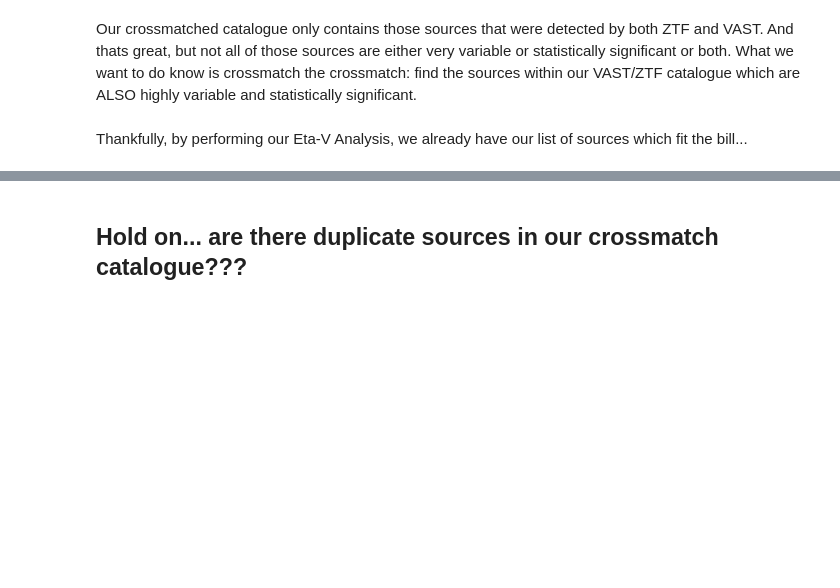
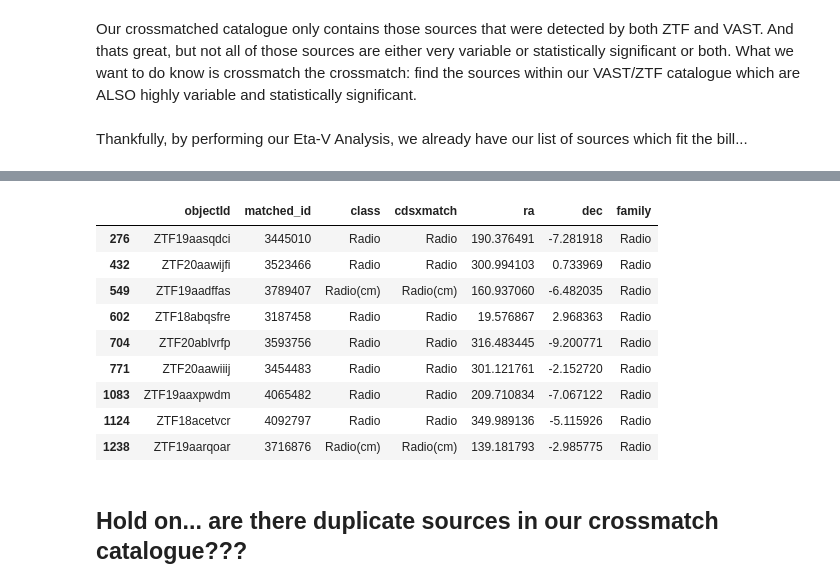
Before and after one commit to CallanG258/Project_VAST_FINK, a Jupyter notebook: VAST Source Query & Analysis.ipynb, the cells around one changed output, grey strips where cells are left out. Saved outputs shown, nothing was run; the diff lists cells and outputs as text; code cells hidden in the pictures; blank space fills up the shorter version.

```diff
--- a/VAST Source Query & Analysis.ipynb
+++ b/VAST Source Query & Analysis.ipynb
@@ -313,3 +307,16 @@ len(cmf['matched_id'])
+# %%
+candidate_cmf.query('family == "Radio"')
+# %% [output]
+|  | objectId | matched_id | class | cdsxmatch | ra | dec | family |
+| 276 | ZTF19aasqdci | 3445010 | Radio | Radio | 190.376491 | -7.281918 | Radio |
+| 432 | ZTF20aawijfi | 3523466 | Radio | Radio | 300.994103 | 0.733969 | Radio |
+| 549 | ZTF19aadffas | 3789407 | Radio(cm) | Radio(cm) | 160.937060 | -6.482035 | Radio |
+| 602 | ZTF18abqsfre | 3187458 | Radio | Radio | 19.576867 | 2.968363 | Radio |
+| 704 | ZTF20ablvrfp | 3593756 | Radio | Radio | 316.483445 | -9.200771 | Radio |
+| 771 | ZTF20aawiiij | 3454483 | Radio | Radio | 301.121761 | -2.152720 | Radio |
+| 1083 | ZTF19aaxpwdm | 4065482 | Radio | Radio | 209.710834 | -7.067122 | Radio |
+| 1124 | ZTF18acetvcr | 4092797 | Radio | Radio | 349.989136 | -5.115926 | Radio |
+| 1238 | ZTF19aarqoar | 3716876 | Radio(cm) | Radio(cm) | 139.181793 | -2.985775 | Radio |
 # %% [markdown]
 ## Hold on... are there duplicate sources in our crossmatch catalogue???
 # %% [markdown]
```
Also changed, not shown: parts of 7 cells of this notebook, 3 other files.
